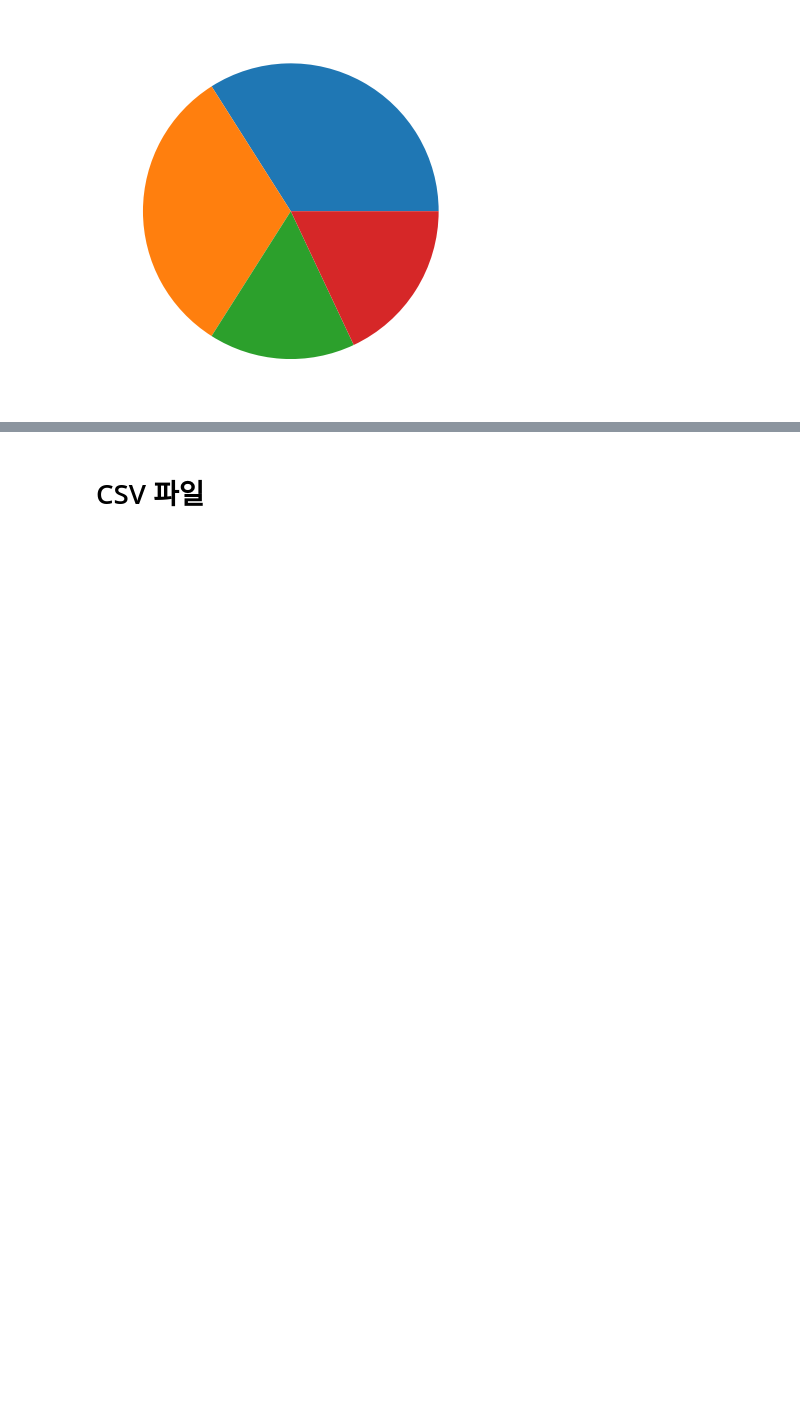
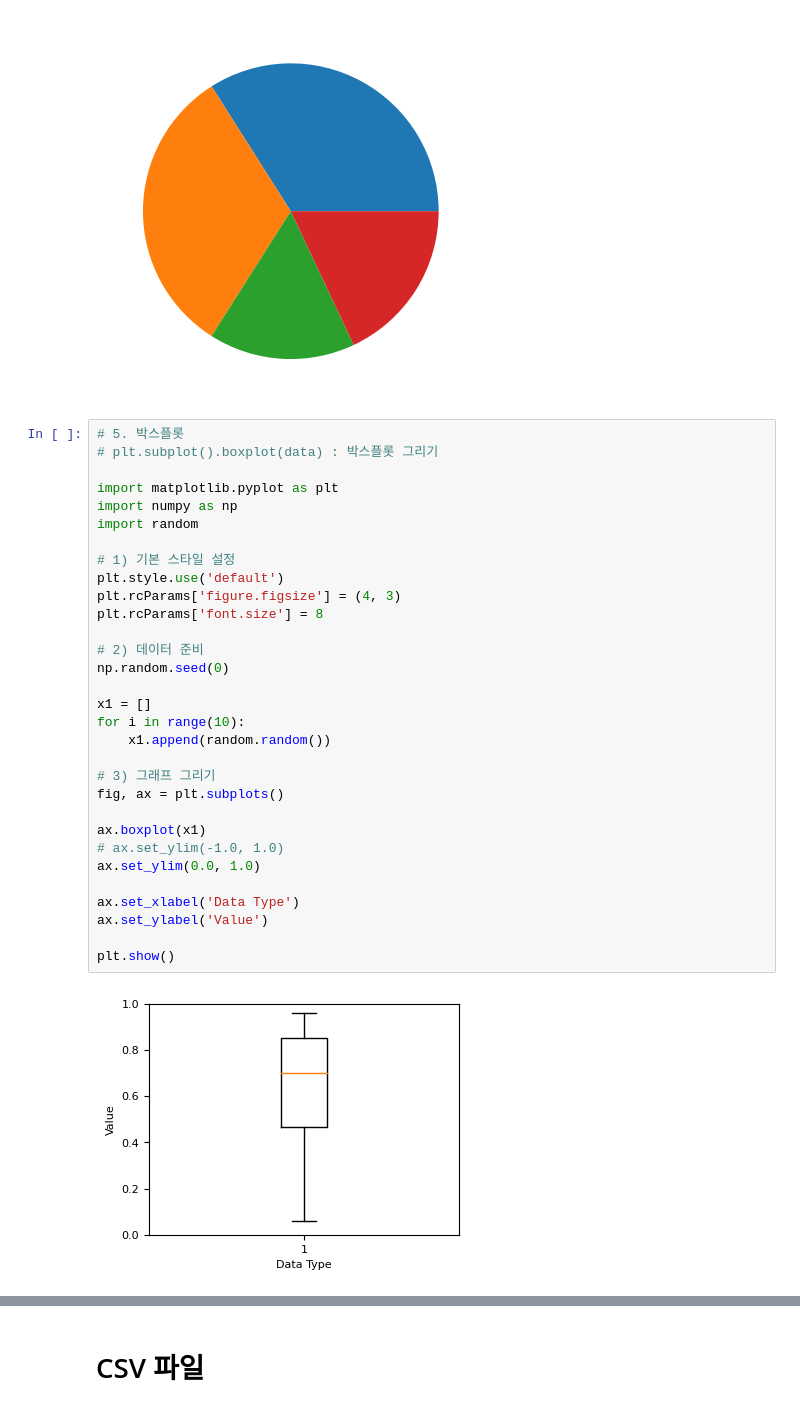
Before and after one commit to JSeoYoung/DA_School_1, a Jupyter notebook: Python_0510.ipynb, the cells around one changed output, grey strips where cells are left out. Drawn from its saved outputs; the diff is of its cells as text; blank space fills up the shorter version.

```diff
--- a/Python_0510.ipynb
+++ b/Python_0510.ipynb
@@ -459,3 +444,36 @@ plt.pie(ratio, labels = labels, autopct = "%.1f%%") # autopct : 부책꼴의 표
 plt.show()
 # %% [output]
 [figure]
+# %%
+# 5. 박스플롯
+# plt.subplot().boxplot(data) : 박스플롯 그리기
+
+import matplotlib.pyplot as plt
+import numpy as np
+import random
+
+# 1) 기본 스타일 설정
+plt.style.use('default')
+plt.rcParams['figure.figsize'] = (4, 3)
+plt.rcParams['font.size'] = 8
+
+# 2) 데이터 준비
+np.random.seed(0)
+
+x1 = []
+for i in range(10):
+    x1.append(random.random())
+
+# 3) 그래프 그리기
+fig, ax = plt.subplots()
+
+ax.boxplot(x1)
+# ax.set_ylim(-1.0, 1.0)
+ax.set_ylim(0.0, 1.0)
+
+ax.set_xlabel('Data Type')
+ax.set_ylabel('Value')
+
+plt.show()
+# %% [output]
+[figure, added]
```
Also changed, not shown: parts of 19 cells of this notebook.
